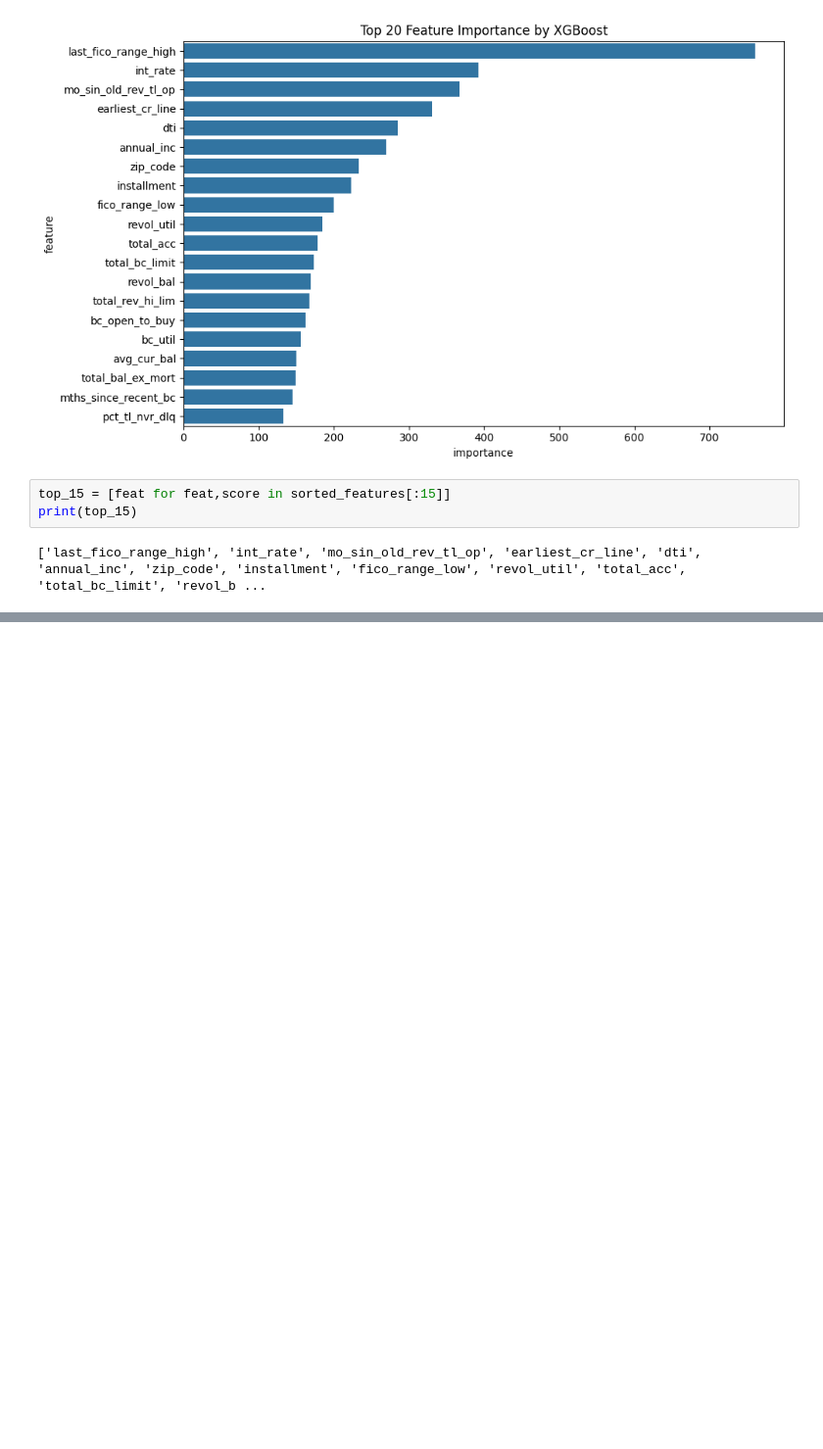
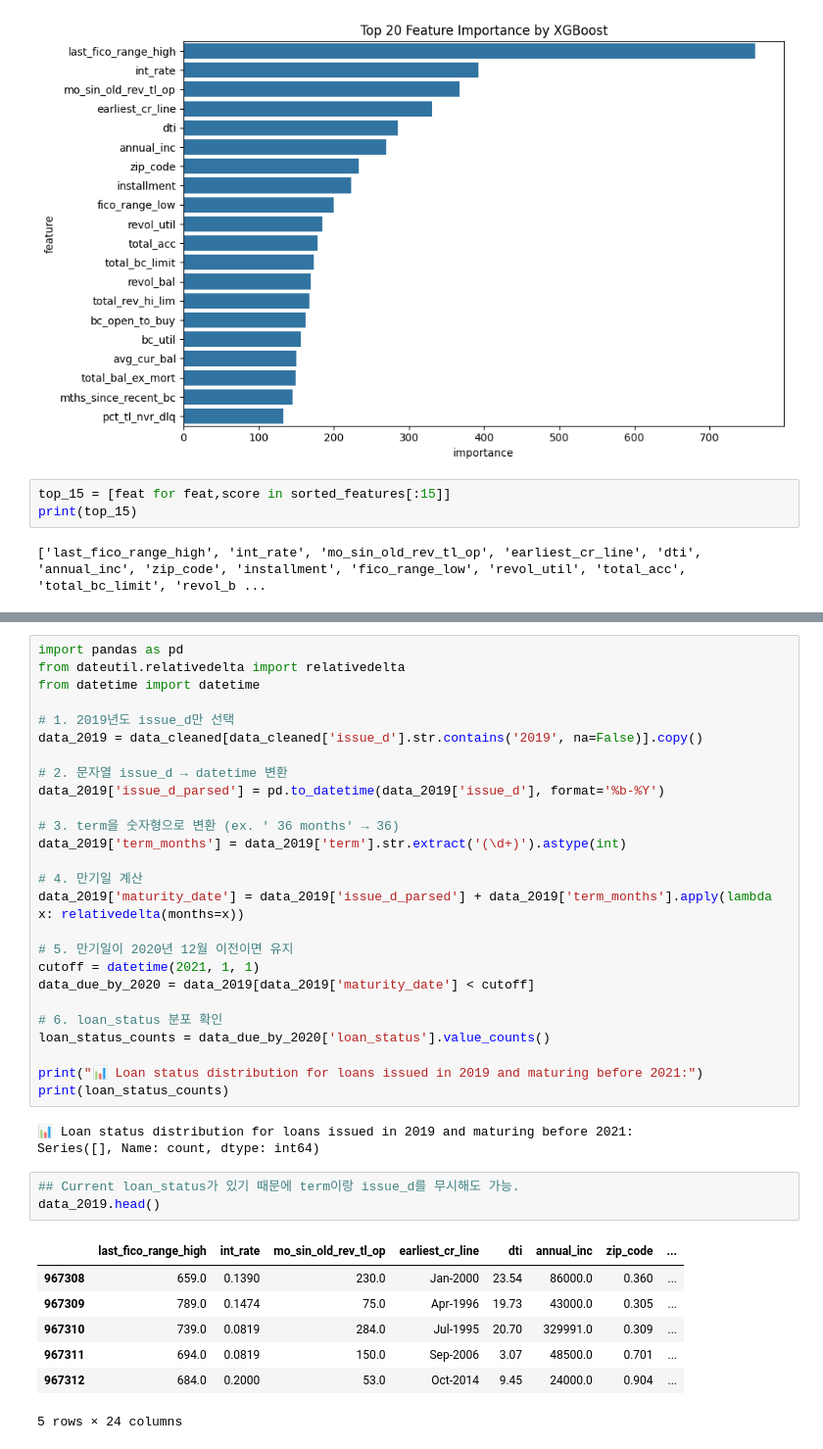
Before and after one commit to Seungminin/Data_Analysis_lending-club, a Jupyter notebook: Paper_code/Data_source.ipynb, the cells around one changed output, grey strips where cells are left out. Shown at 98% size. Cells and saved outputs as stored; diff of their text form; blank space fills up the shorter version.

```diff
--- a/Paper_code/Data_source.ipynb
+++ b/Paper_code/Data_source.ipynb
@@ -605,0 +711,40 @@ KeyError: "['loan_status'] not in index"
+# %%
+import pandas as pd
+from dateutil.relativedelta import relativedelta
+from datetime import datetime
+
+# 1. 2019년도 issue_d만 선택
+data_2019 = data_cleaned[data_cleaned['issue_d'].str.contains('2019', na=False)].copy()
+
+# 2. 문자열 issue_d → datetime 변환
+data_2019['issue_d_parsed'] = pd.to_datetime(data_2019['issue_d'], format='%b-%Y')
+
+# 3. term을 숫자형으로 변환 (ex. ' 36 months' → 36)
+data_2019['term_months'] = data_2019['term'].str.extract('(\d+)').astype(int)
+
+# 4. 만기일 계산
+data_2019['maturity_date'] = data_2019['issue_d_parsed'] + data_2019['term_months'].apply(lambda x: relativedelta(months=x))
+
+# 5. 만기일이 2020년 12월 이전이면 유지
+cutoff = datetime(2021, 1, 1)
+data_due_by_2020 = data_2019[data_2019['maturity_date'] < cutoff]
+
+# 6. loan_status 분포 확인
+loan_status_counts = data_due_by_2020['loan_status'].value_counts()
+
+print("📊 Loan status distribution for loans issued in 2019 and maturing before 2021:")
+print(loan_status_counts)
+# %% [output]
+📊 Loan status distribution for loans issued in 2019 and maturing before 2021:
+Series([], Name: count, dtype: int64)
+# %%
+## Current loan_status가 있기 때문에 term이랑 issue_d를 무시해도 가능.
+data_2019.head()
+# %% [output]
+|  | last_fico_range_high | int_rate | mo_sin_old_rev_tl_op | earliest_cr_line | dti | annual_inc | zip_code | ... |
+| 967308 | 659.0 | 0.1390 | 230.0 | Jan-2000 | 23.54 | 86000.0 | 0.360 | ... |
+| 967309 | 789.0 | 0.1474 | 75.0 | Apr-1996 | 19.73 | 43000.0 | 0.305 | ... |
+| 967310 | 739.0 | 0.0819 | 284.0 | Jul-1995 | 20.70 | 329991.0 | 0.309 | ... |
+| 967311 | 694.0 | 0.0819 | 150.0 | Sep-2006 | 3.07 | 48500.0 | 0.701 | ... |
+| 967312 | 684.0 | 0.2000 | 53.0 | Oct-2014 | 9.45 | 24000.0 | 0.904 | ... |
+5 rows × 24 columns
```
Also changed, not shown: parts of 19 cells of this notebook.
